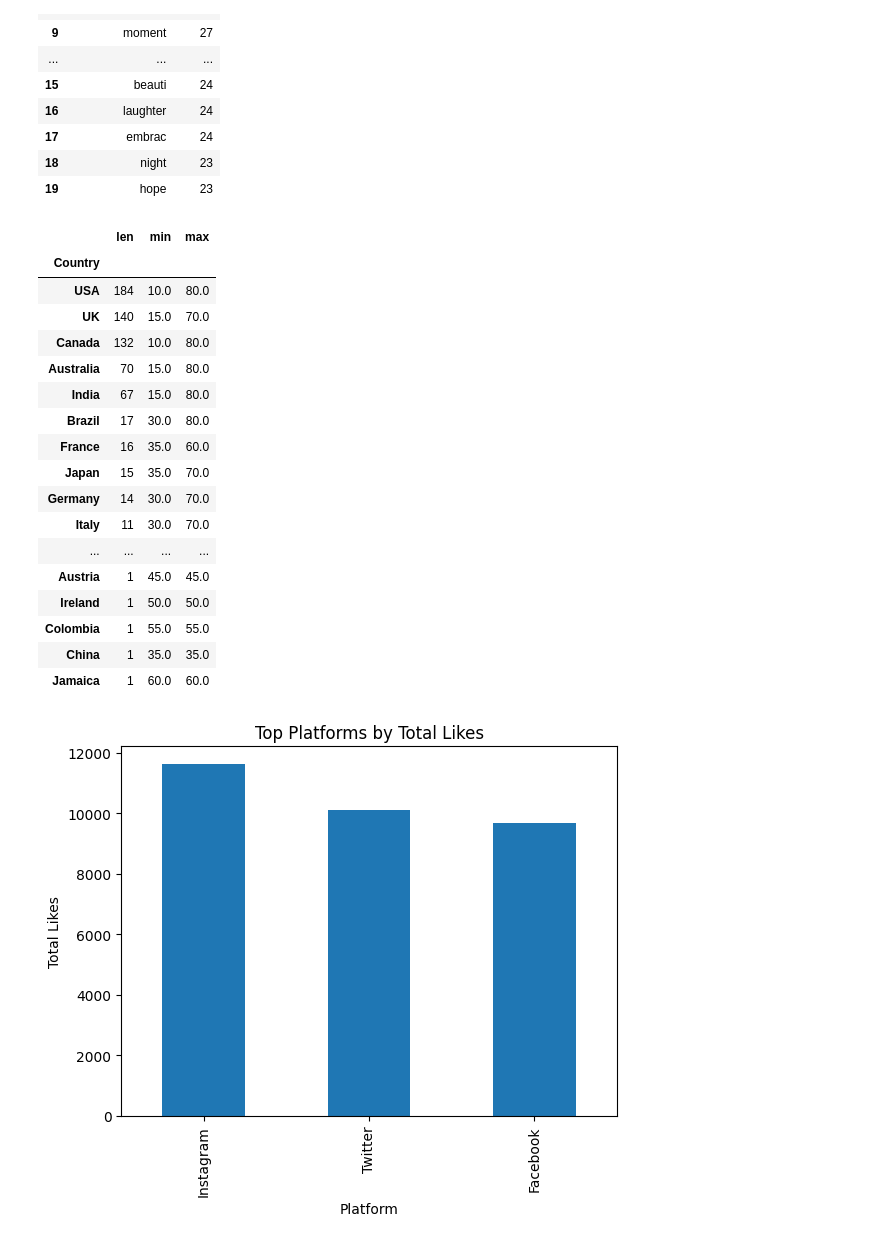
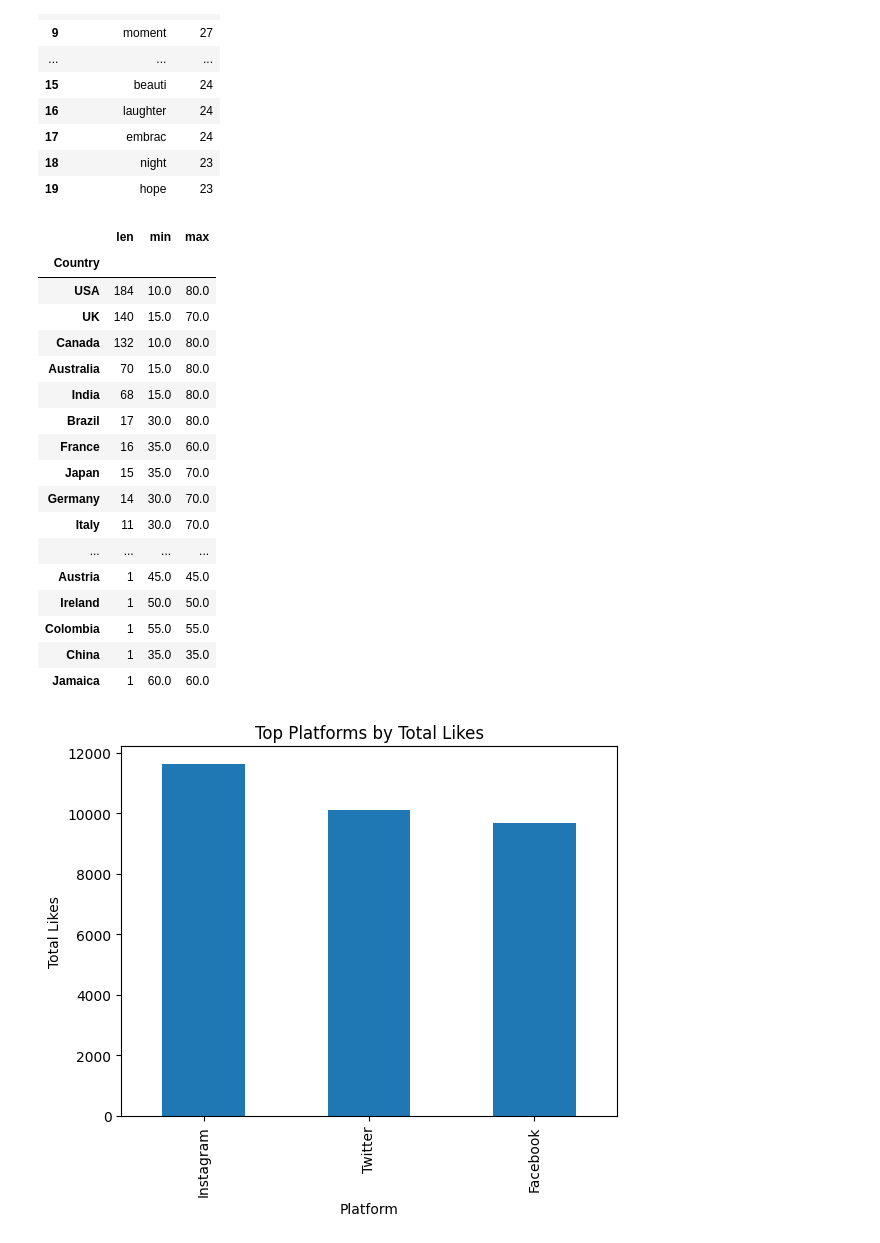
Before and after one commit to zizo155/sentimental-analysis, a Jupyter notebook: sentimental_analysis.ipynb, the cells around one changed output. Cells and saved outputs as stored; diff of their text form; code cells hidden in the pictures.

```diff
--- a/sentimental_analysis.ipynb
+++ b/sentimental_analysis.ipynb
@@ -266,16 +308,17 @@ top_words_df.style.background_gradient(cmap='Blues')
 | 19 | hope | 23 |
 # %%
 #How many likes people n different countries give
+no_duplicated = df.drop_duplicates()
 
 no_duplicated.groupby(['Country']).Likes.agg([len, min, max]).sort_values(by='len', ascending=False)
 # %% [output]
 |  | len | min | max |
 | Country |  |  |  |
 | USA | 184 | 10.0 | 80.0 |
 | UK | 140 | 15.0 | 70.0 |
 | Canada | 132 | 10.0 | 80.0 |
 | Australia | 70 | 15.0 | 80.0 |
-| India | 67 | 15.0 | 80.0 |
+| India | 68 | 15.0 | 80.0 |
 | Brazil | 17 | 30.0 | 80.0 |
 | France | 16 | 35.0 | 60.0 |
 | Japan | 15 | 35.0 | 70.0 |
```
Also changed, not shown: parts of 16 cells of this notebook.
